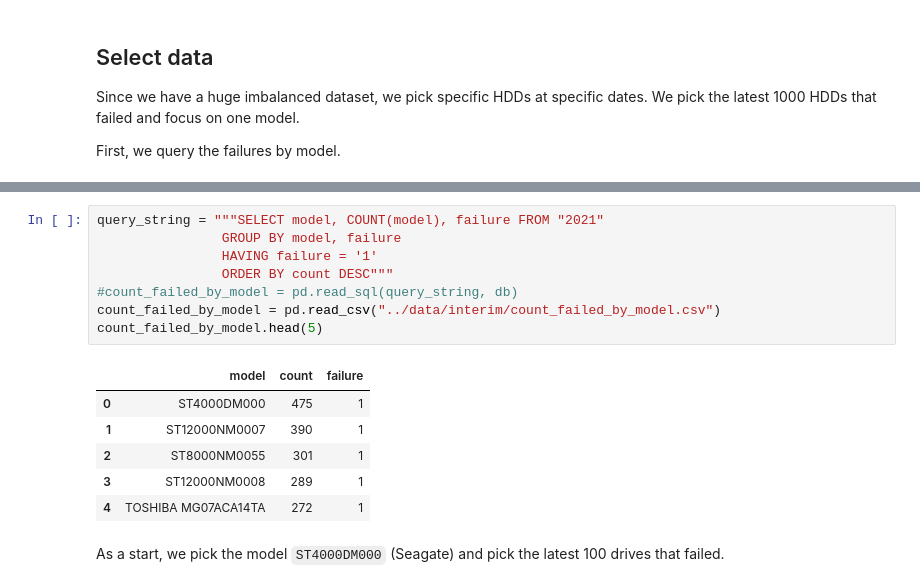
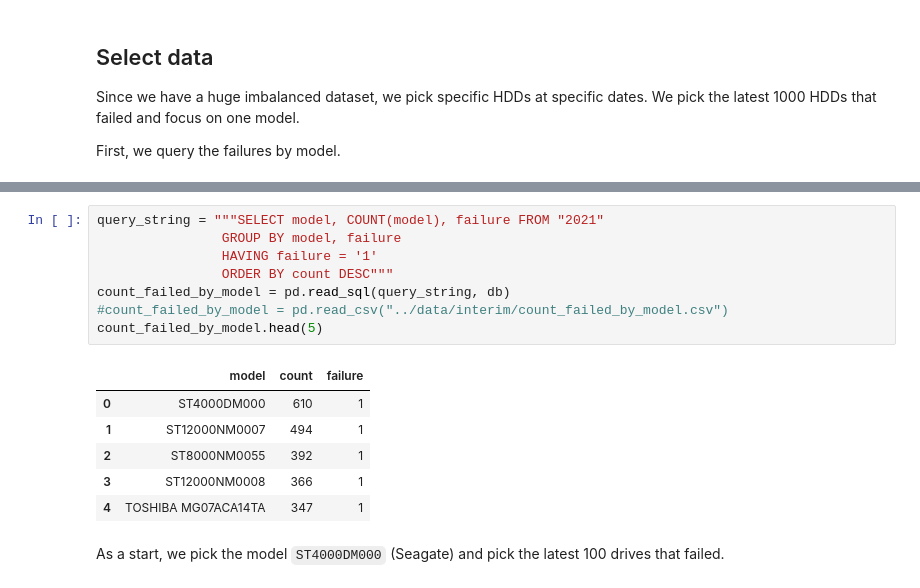
Before and after one commit to wcmphysics/DataScienceBootcamp-Capstone, a Jupyter notebook: notebooks/felix-first-EDA.ipynb, the cells around one changed output, grey strips where cells are left out. Cells and saved outputs as stored; diff of their text form.

```diff
--- a/notebooks/felix-first-EDA.ipynb
+++ b/notebooks/felix-first-EDA.ipynb
@@ -47,18 +67,18 @@ First, we query the failures by model.
 # %%
 query_string = """SELECT model, COUNT(model), failure FROM "2021"
                 GROUP BY model, failure
                 HAVING failure = '1'
                 ORDER BY count DESC"""
-#count_failed_by_model = pd.read_sql(query_string, db)
-count_failed_by_model = pd.read_csv("../data/interim/count_failed_by_model.csv")
+count_failed_by_model = pd.read_sql(query_string, db)
+#count_failed_by_model = pd.read_csv("../data/interim/count_failed_by_model.csv")
 count_failed_by_model.head(5)
 # %% [output]
 |  | model | count | failure |
-| 0 | ST4000DM000 | 475 | 1 |
-| 1 | ST12000NM0007 | 390 | 1 |
-| 2 | ST8000NM0055 | 301 | 1 |
-| 3 | ST12000NM0008 | 289 | 1 |
-| 4 | TOSHIBA MG07ACA14TA | 272 | 1 |
+| 0 | ST4000DM000 | 610 | 1 |
+| 1 | ST12000NM0007 | 494 | 1 |
+| 2 | ST8000NM0055 | 392 | 1 |
+| 3 | ST12000NM0008 | 366 | 1 |
+| 4 | TOSHIBA MG07ACA14TA | 347 | 1 |
 # %% [markdown]
 As a start, we pick the model `ST4000DM000` (Seagate) and pick the latest 100 drives that failed.
 # %%
```
Also changed, not shown: parts of 29 cells of this notebook.
